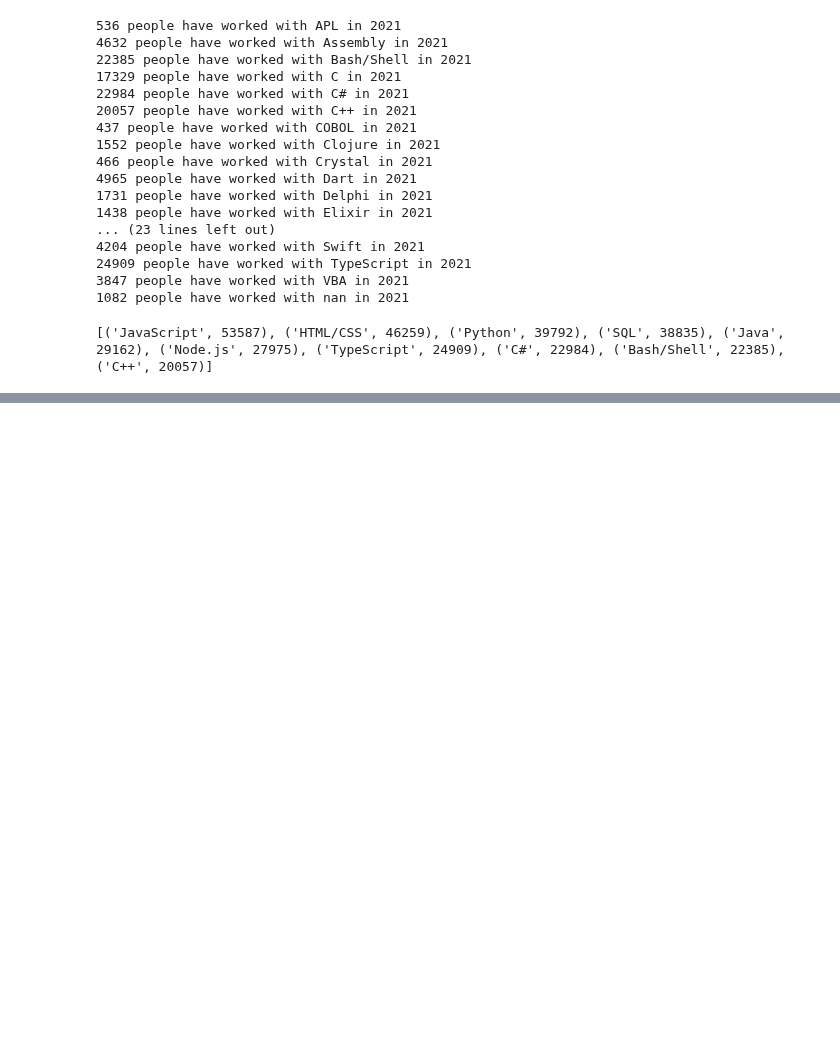
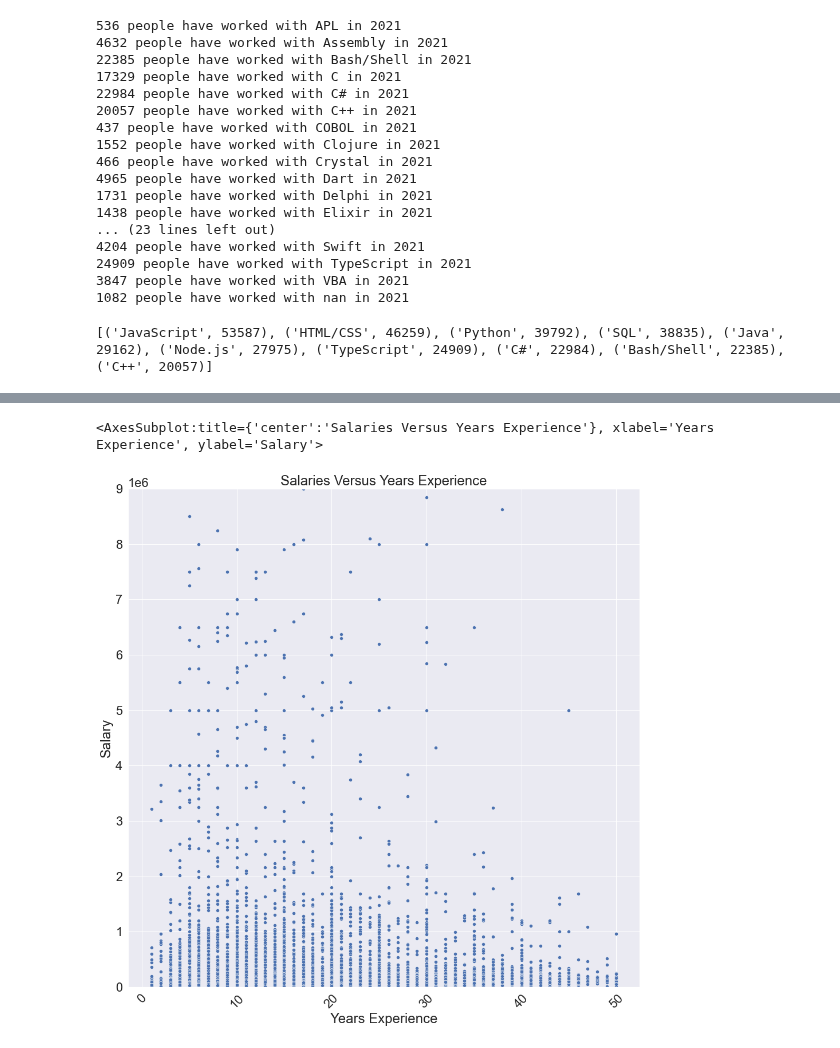
Before and after one commit to data301-2021-winter1/project-group13-project, a Jupyter notebook: notebooks/analysis1.ipynb, the cells around one changed output, grey strips where cells are left out. Cells and saved outputs as stored; diff of their text form; code cells hidden in the pictures; blank space fills up the shorter version.

```diff
--- a/notebooks/analysis1.ipynb
+++ b/notebooks/analysis1.ipynb
@@ -212,0 +215,10 @@ sns.barplot(data=topTenLangCount2021df, x="Programming Language", y="User Count"
+# %%
+from scipy.stats import zscore
+dfComp = df2021P[['YearsCode','ConvertedCompYearly']].copy().dropna().rename(columns={'YearsCode':'Years Experience','ConvertedCompYearly':'Salary'}).sort_values(by=['Years Experience'])
+
+#zScores = zscore(dfComp['Salary'])
+#absZScores = np.abs(zScores)
+#filteredSalaries = (absZScores < 3)
+#dfCompFiltered = dfComp[filteredSalaries]
+dfCompFinal = dfComp.apply(pd.to_numeric , errors = 'coerce').dropna()
+dfCompFinal
@@ -212,0 +239,8 @@ sns.barplot(data=topTenLangCount2021df, x="Programming Language", y="User Count"
+# %%
+plt.title("Salaries Versus Years Experience")
+plt.xticks(rotation=45)
+plt.ylim(top = 9000000)
+sns.scatterplot(data=dfCompFinal, x="Years Experience", y='Salary')
+# %% [output]
+<AxesSubplot:title={'center':'Salaries Versus Years Experience'}, xlabel='Years Experience', ylabel='Salary'>
+[figure, added]
```
Also changed, not shown: parts of 4 cells of this notebook.
